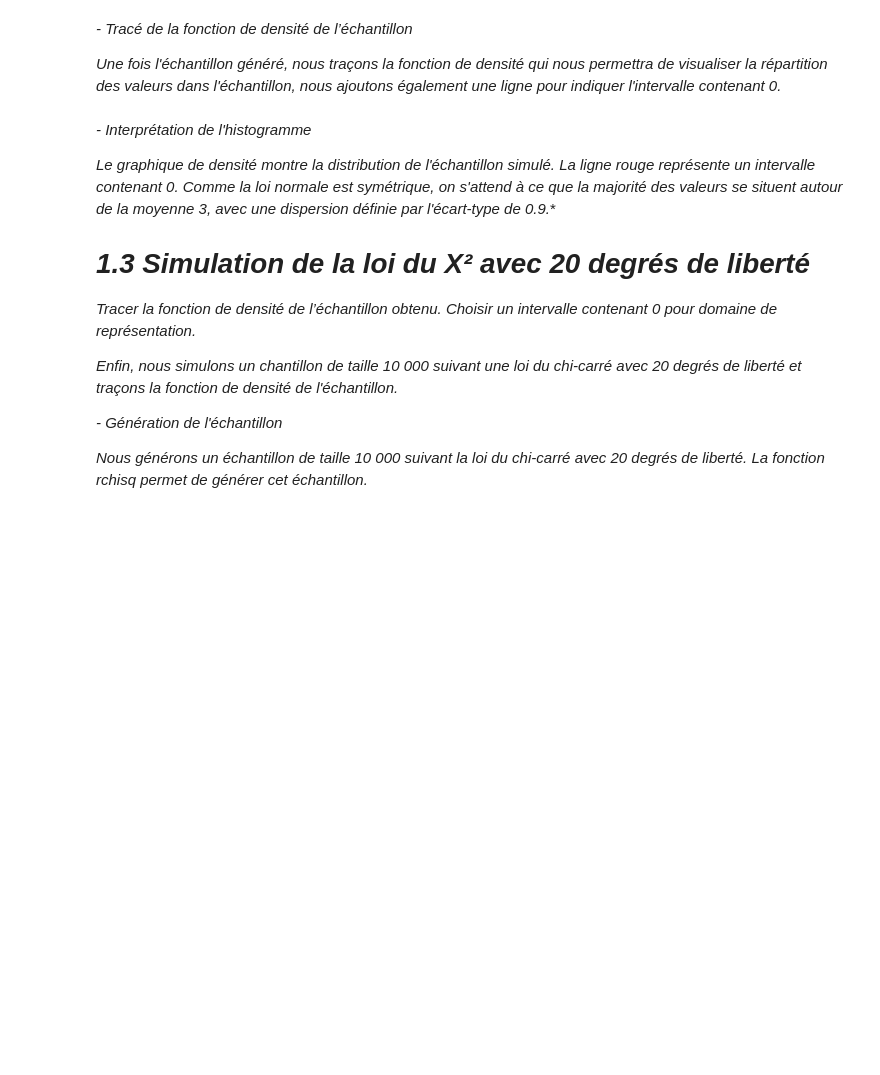
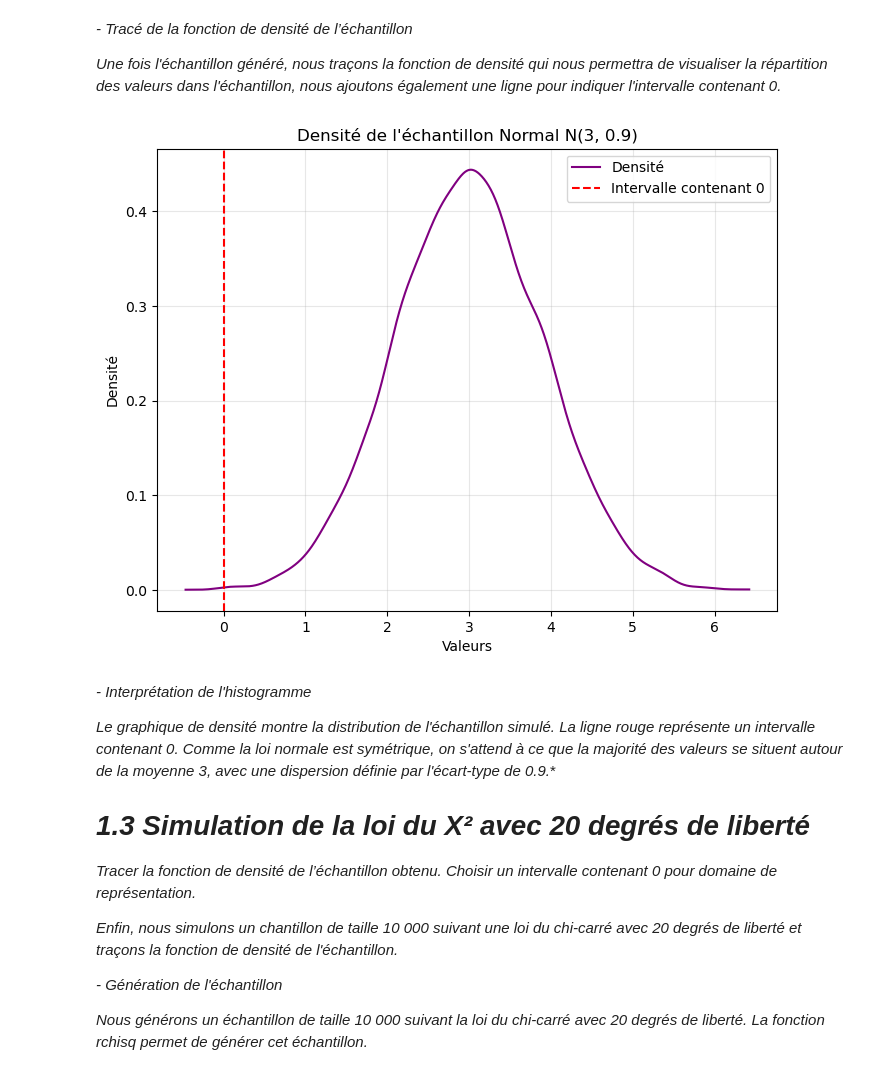
Before and after one commit to MMansourBa/Projet_Statistiques, a Jupyter notebook: Projet.ipynb, the cells around one changed output. Drawn from its saved outputs; the diff is of its cells as text; code cells hidden in the pictures; blank space fills up the shorter version.

```diff
--- a/Projet.ipynb
+++ b/Projet.ipynb
@@ -137,3 +162,28 @@ abline(v = 0, col = "red", lty = 2) # Ajout d'une ligne pour l'intervalle conten
+# %%
+import numpy as np
+import matplotlib.pyplot as plt
+from scipy.stats import gaussian_kde
+
+# Simulation de l'échantillon (si ce n'est pas déjà fait)
+sample_normal = np.random.normal(loc=3, scale=0.9, size=10000)
+
+# Calcul de la densité
+density = gaussian_kde(sample_normal)
+x_vals = np.linspace(min(sample_normal), max(sample_normal), 1000)
+y_vals = density(x_vals)
+
+# Tracé de la densité
+plt.figure(figsize=(8, 6))
+plt.plot(x_vals, y_vals, color="purple", label="Densité")
+plt.axvline(x=0, color="red", linestyle="--", label="Intervalle contenant 0")
+plt.title("Densité de l'échantillon Normal N(3, 0.9)")
+plt.xlabel("Valeurs")
+plt.ylabel("Densité")
+plt.legend()
+plt.grid(alpha=0.3)
+plt.show()
+# %% [output]
+[figure, added]
 # %% [markdown]
 *- Interprétation de l'histogramme*
 
```
Also changed, not shown: parts of 37 cells of this notebook, 30 other files.
